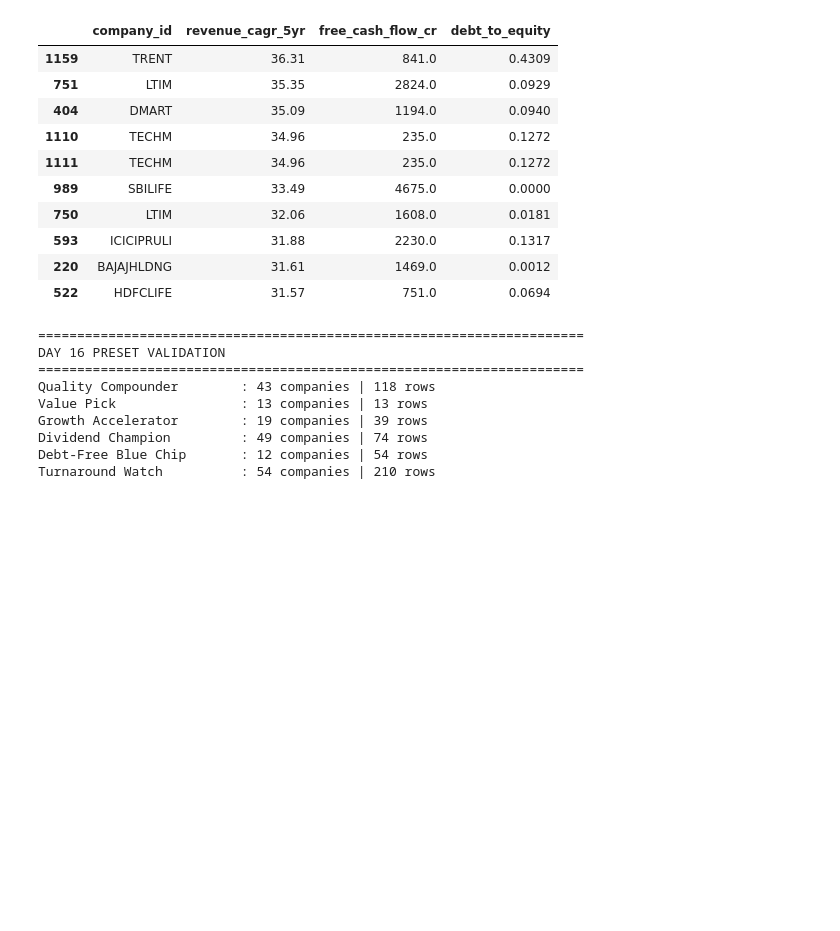
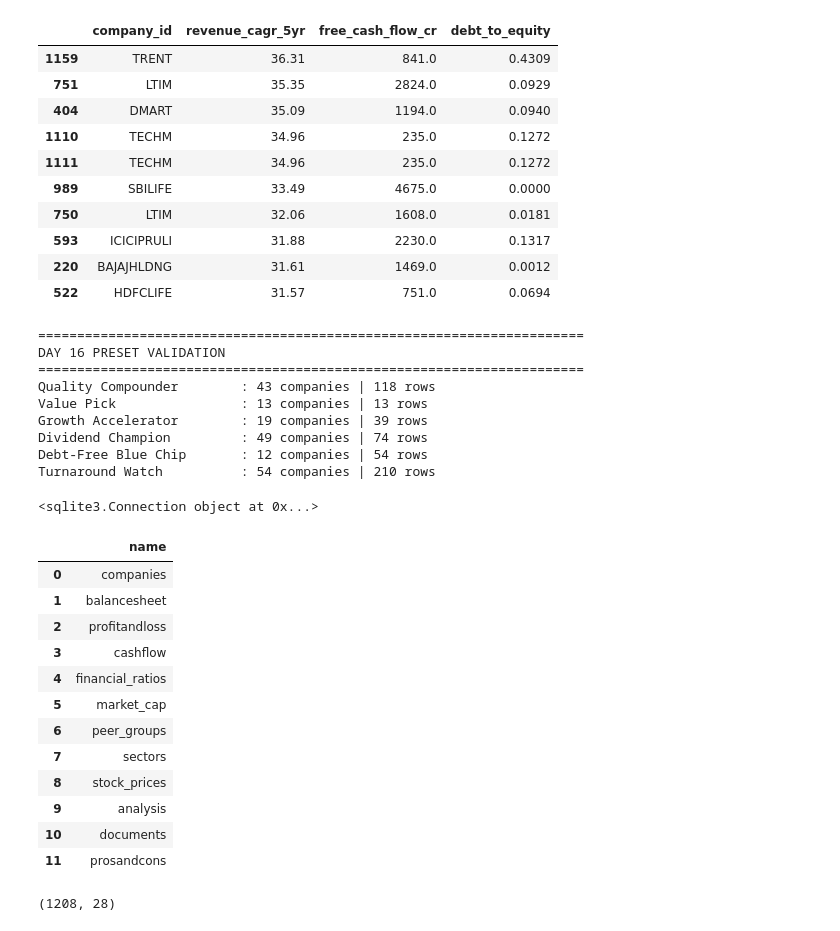
Before and after one commit to padmawararush9-del/n100-financial-intelligence-platform, a Jupyter notebook: Untitled5.ipynb, the cells around one changed output. Drawn from its saved outputs; the diff is of its cells as text; code cells hidden in the pictures; blank space fills up the shorter version.

```diff
--- a/Untitled5.ipynb
+++ b/Untitled5.ipynb
@@ -587,0 +593,24 @@ Turnaround Watch          : 54 companies | 210 rows
+# %%
+print(conn)
+# %% [output]
+<sqlite3.Connection object at 0x...>
+# %%
+pd.read_sql("""
+SELECT name
+FROM sqlite_master
+WHERE type='table';
+""", conn)
+# %% [output]
+|  | name |
+| 0 | companies |
+| 1 | balancesheet |
+| 2 | profitandloss |
+| 3 | cashflow |
+| 4 | financial_ratios |
+| 5 | market_cap |
+| 6 | peer_groups |
+| 7 | sectors |
+| 8 | stock_prices |
+| 9 | analysis |
+| 10 | documents |
+| 11 | prosandcons |
@@ -587,0 +644,4 @@ Turnaround Watch          : 54 companies | 210 rows
+# %%
+df.shape
+# %% [output]
+(1208, 28)
```
Also changed, not shown: parts of 15 cells of this notebook.
